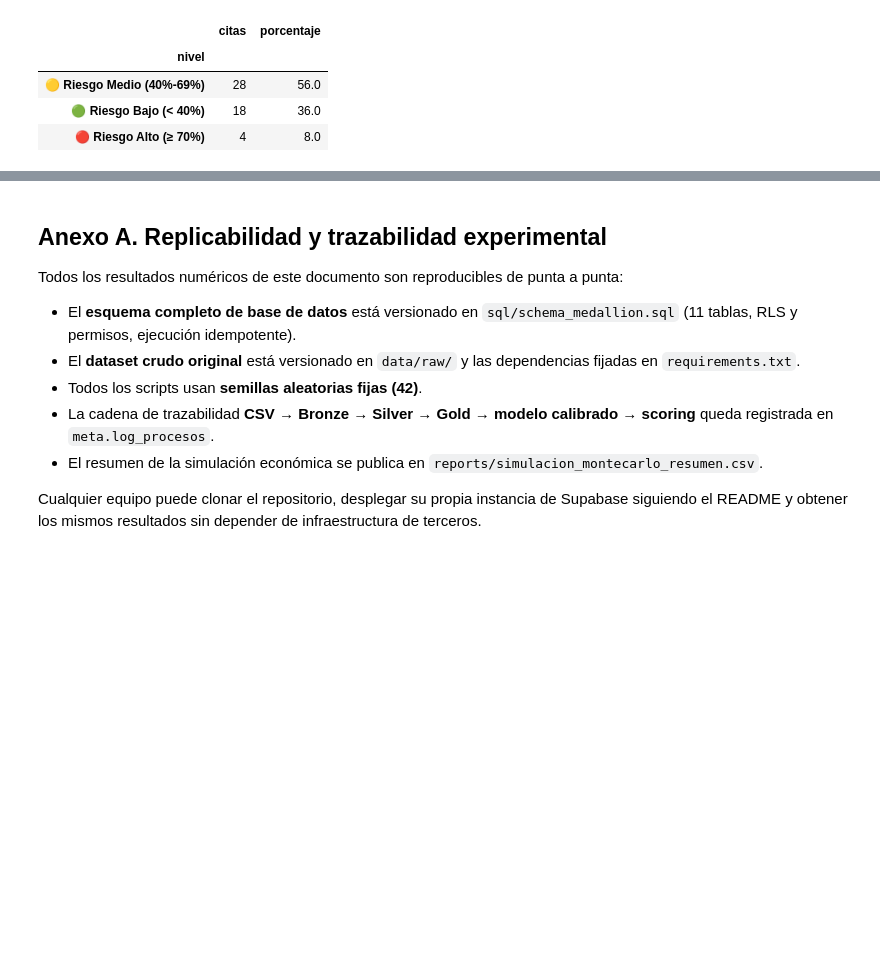
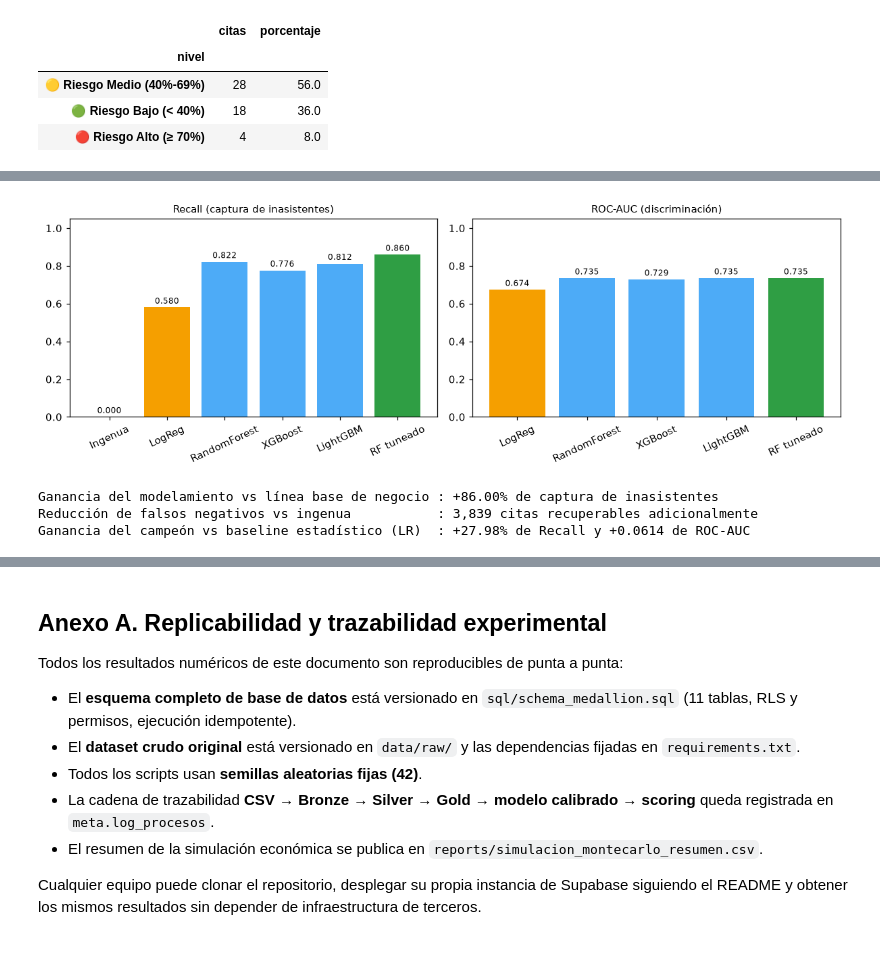
Before and after one commit to 1VEAO/PROYECTO_PRODUCTIVO_IIIA_CITAS_MEDICAS, a Jupyter notebook: notebook/01_informe_cpp2_ejecutable.ipynb, the cells around one changed output, grey strips where cells are left out. Drawn from its saved outputs; the diff is of its cells as text; code cells hidden in the pictures; blank space fills up the shorter version.

```diff
--- a/notebook/01_informe_cpp2_ejecutable.ipynb
+++ b/notebook/01_informe_cpp2_ejecutable.ipynb
@@ -390,0 +541,31 @@ resumen_riesgo.set_index('nivel')
+# %%
+# Visualización comparativa: Recall y ROC-AUC por modelo
+fig, ejes = plt.subplots(1, 2, figsize=(11, 3.8), dpi=110)
+etiquetas_cortas = ['Ingenua', 'LogReg', 'RandomForest', 'XGBoost', 'LightGBM', 'RF tuneado']
+
+for ax, columna, titulo in zip(ejes, ['recall', 'roc_auc'],
+                               ['Recall (captura de inasistentes)', 'ROC-AUC (discriminación)']):
+    valores = benchmark[columna].values
+    colores = ['#e03131', '#f59f00', '#4dabf7', '#4dabf7', '#4dabf7', '#2f9e44']
+    barras = ax.bar(etiquetas_cortas, valores, color=colores)
+    ax.set_title(titulo, fontsize=10)
+    ax.set_ylim(0, 1.05)
+    ax.tick_params(axis='x', rotation=25)
+    for b, v in zip(barras, valores):
+        if v == v:
+            ax.text(b.get_x() + b.get_width()/2, v + 0.02, f'{v:.3f}', ha='center', fontsize=8)
+plt.tight_layout()
+plt.show()
+
+rec_ing = benchmark.loc['Ingenua (todos asisten)', 'recall']
+rec_cam = benchmark.loc['RandomForest tuneado ⭐ (umbral 0.48)', 'recall']
+rec_lr = benchmark.loc['LogisticRegression', 'recall']
+print(f"Ganancia del modelamiento vs línea base de negocio : {rec_cam - rec_ing:+.2%} de captura de inasistentes")
+print(f"Reducción de falsos negativos vs ingenua           : {int(y_test.sum()) - int(cm[1][0]):,} citas recuperables adicionalmente")
+print(f"Ganancia del campeón vs baseline estadístico (LR)  : {rec_cam - rec_lr:+.2%} de Recall y "
+      f"{benchmark.loc['RandomForest tuneado ⭐ (umbral 0.48)', 'roc_auc'] - benchmark.loc['LogisticRegression', 'roc_auc']:+.4f} de ROC-AUC")
+# %% [output]
+[figure, added]
+Ganancia del modelamiento vs línea base de negocio : +86.00% de captura de inasistentes
+Reducción de falsos negativos vs ingenua           : 3,839 citas recuperables adicionalmente
+Ganancia del campeón vs baseline estadístico (LR)  : +27.98% de Recall y +0.0614 de ROC-AUC
```
Also changed, not shown: parts of 11 cells of this notebook.
